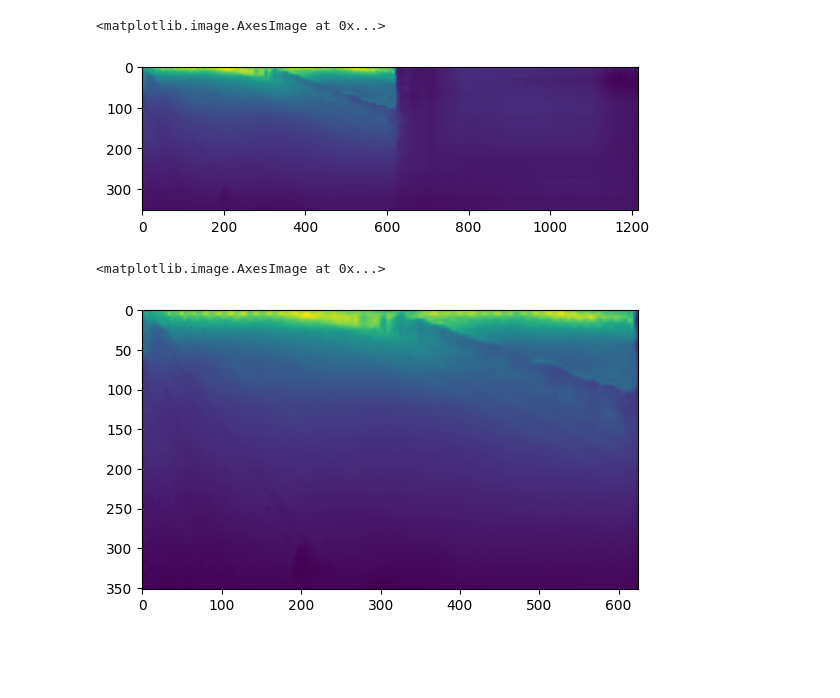
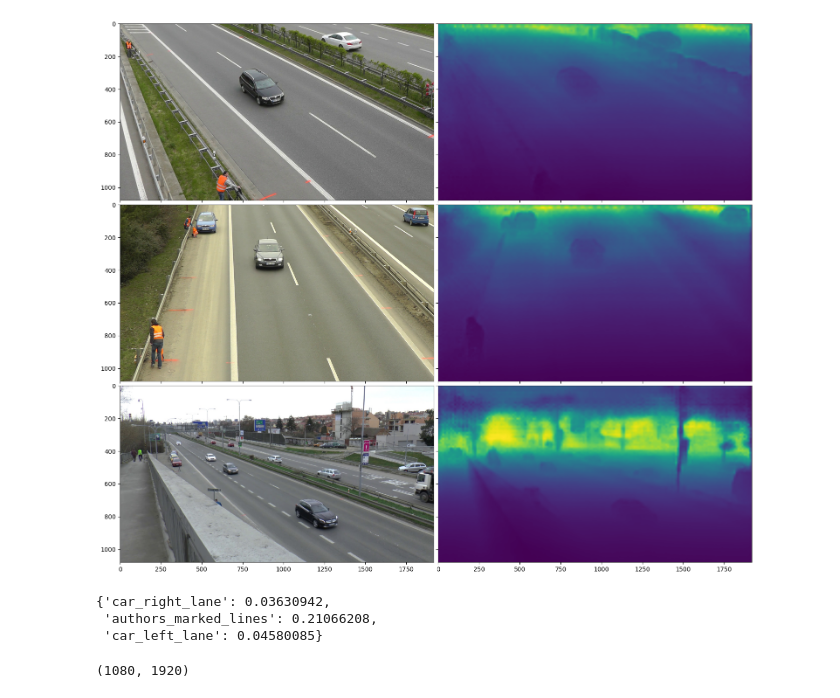
Before and after one commit to porscheofficial/speed-estimation-traffic-monitoring, a Jupyter notebook: notebooks/depth_map_viz.ipynb, the cells around one changed output. Cells and saved outputs as stored; diff of their text form; code cells hidden in the pictures; blank space fills up the shorter version.

Commit message:
[ADD] depth map viz
Former-commit-id: fac1e97e27a197684621e037afe84c0b0c99ac2c
Former-commit-id: 8fe9abba43dfb268cc3c786d5bd2f2d255b9db07

```diff
--- a/notebooks/depth_map_viz.ipynb
+++ b/notebooks/depth_map_viz.ipynb
@@ -12,14 +5,45 @@ plt.imshow(depth_map)
-# %%
-with open("/home/ssawicki/porsche_digital_hpi/object_detection_yolo/frames_detected/depth_map_predictions_uncut.npy", "rb") as fp:
-    depth_map = np.load(fp)
-plt.imshow(depth_map)
-# %% [output]
-<matplotlib.image.AxesImage at 0x...>
-[figure, removed]
-# %%
-with open("/home/ssawicki/porsche_digital_hpi/object_detection_yolo/frames_detected/depth_map_predictions.npy", "rb") as fp:
-    depth_map = np.load(fp)
-plt.imshow(depth_map)
-# %% [output]
-<matplotlib.image.AxesImage at 0x...>
-[figure, removed]
+# %%
+images = []
+depth_maps = []
+
+for session, frame in [("session1_left", 180), ("session4_center", 430), ("session6_left", 150)]:
+    with open(f"frames/depth_map_check/depth_map_{session}_frame{frame}.npy", "rb") as fp:
+        depth_maps.append(np.load(fp))
+
+    images.append(plt.imread(f"frames/depth_map_check/{session}_frame{frame}.jpg"))
+# %%
+images_depth_maps = [None]*(len(images)+len(depth_maps))
+images_depth_maps[::2] = images
+images_depth_maps[1::2] = depth_maps
+# %%
+fig = plt.figure(figsize=(20., 16.))
+grid = ImageGrid(fig, 111,
+                 nrows_ncols=(len(images), 2),
+                 axes_pad=0.1,
+                 )
+
+
+for ax, im in zip(grid, images_depth_maps):
+    # Iterating over the grid returns the Axes.
+    ax.imshow(im)
+
+plt.show()
+# %% [output]
+[figure, added]
+# %%
+depth_map = depth_maps[0] # first picture extracted from session1 left
+
+depth_map_sanity_check = dict(
+    car_right_lane=depth_map[101, 1228] - depth_map[169, 1394],
+    authors_marked_lines=depth_map[198, 184] - depth_map[955, 1040],
+    car_left_lane=depth_map[375, 726] - depth_map[511, 879],
+)
+depth_map_sanity_check
+# %% [output]
+{'car_right_lane': 0.03630942,
+ 'authors_marked_lines': 0.21066208,
+ 'car_left_lane': 0.04580085}
+# %%
+depth_map.shape
+# %% [output]
+(1080, 1920)
```
Also changed, not shown: parts of 3 cells of this notebook, 6 other files.
